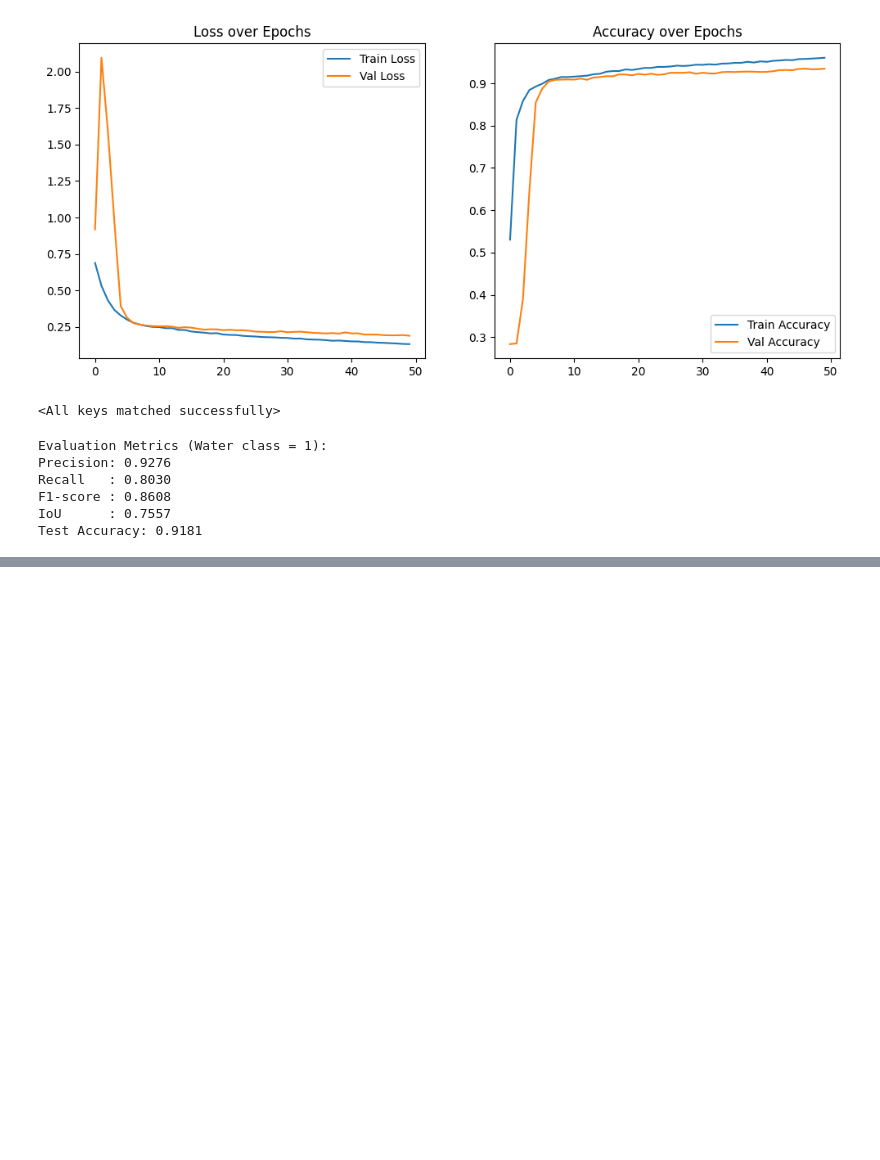
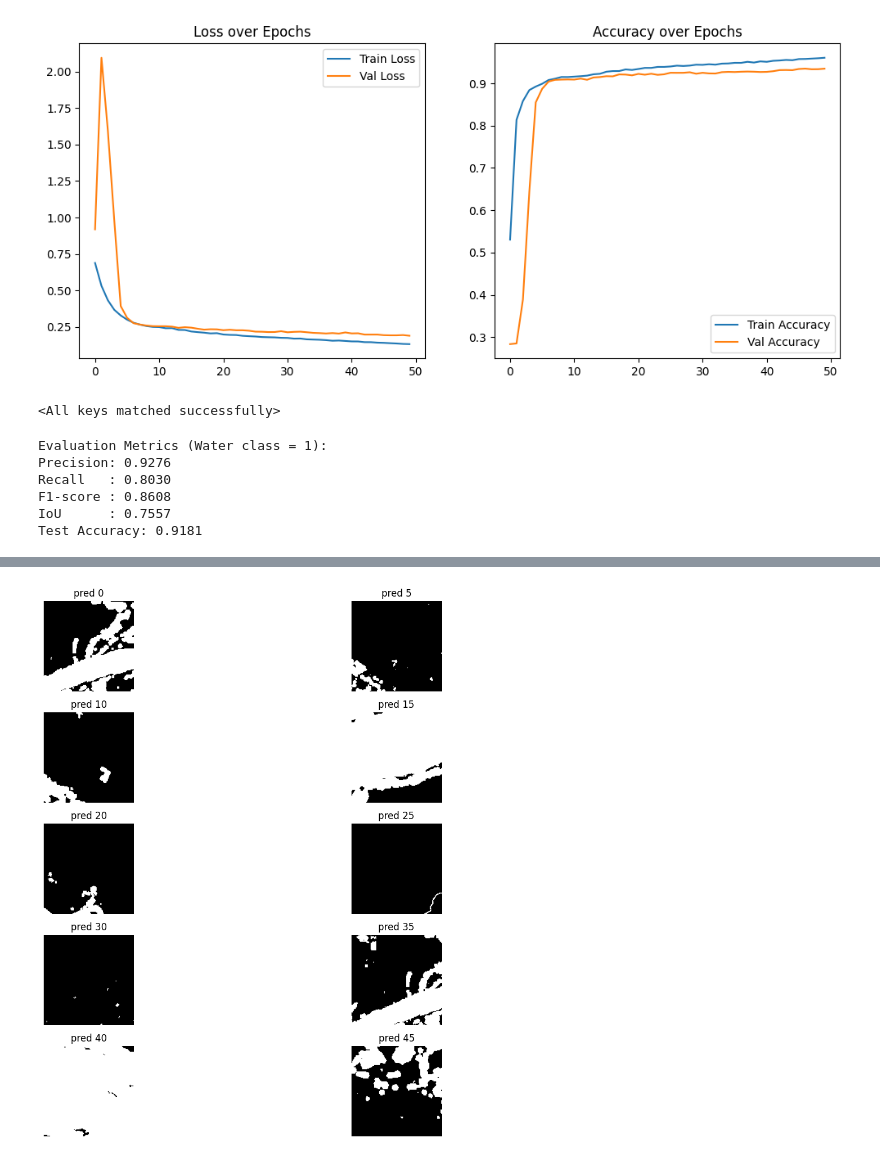
Before and after one commit to meissa20/Water_Segmentation, a Jupyter notebook: water_segmentation.ipynb, the cells around one changed output, grey strips where cells are left out. Saved outputs shown, nothing was run; the diff lists cells and outputs as text; code cells hidden in the pictures; blank space fills up the shorter version.

```diff
--- a/water_segmentation.ipynb
+++ b/water_segmentation.ipynb
@@ -500,0 +538,22 @@ Test Accuracy: 0.9181
+# %%
+c = 0
+i = 0
+fig, axes = plt.subplots(5, 2, figsize=(15, 10))
+
+model.eval()
+with torch.no_grad():
+    for batch_idx, (inputs, labels) in enumerate(test_loader):
+        for label_idx, label in enumerate(labels):
+            if c%5==0:
+                ax = axes[i // 2, i % 2]
+                label = label.squeeze().cpu().numpy().astype(np.uint8)
+                ax.imshow(label, cmap='gray')
+                ax.set_title(f"pred {c}")
+                ax.axis('off')
+                i+=1
+            c += 1
+
+plt.tight_layout()
+plt.show()
+# %% [output]
+[figure, added]
```
Also changed, not shown: parts of 7 cells of this notebook.
